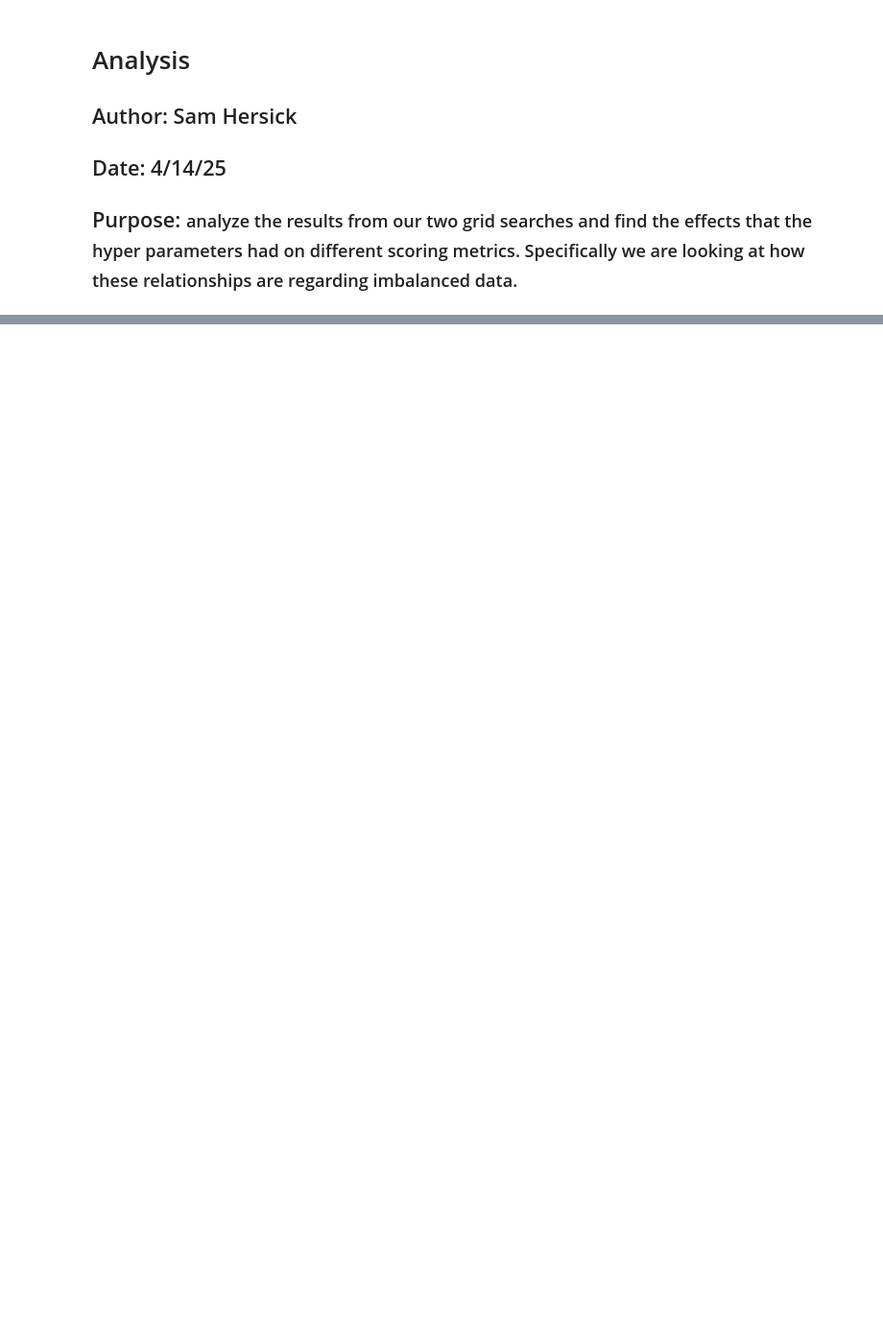
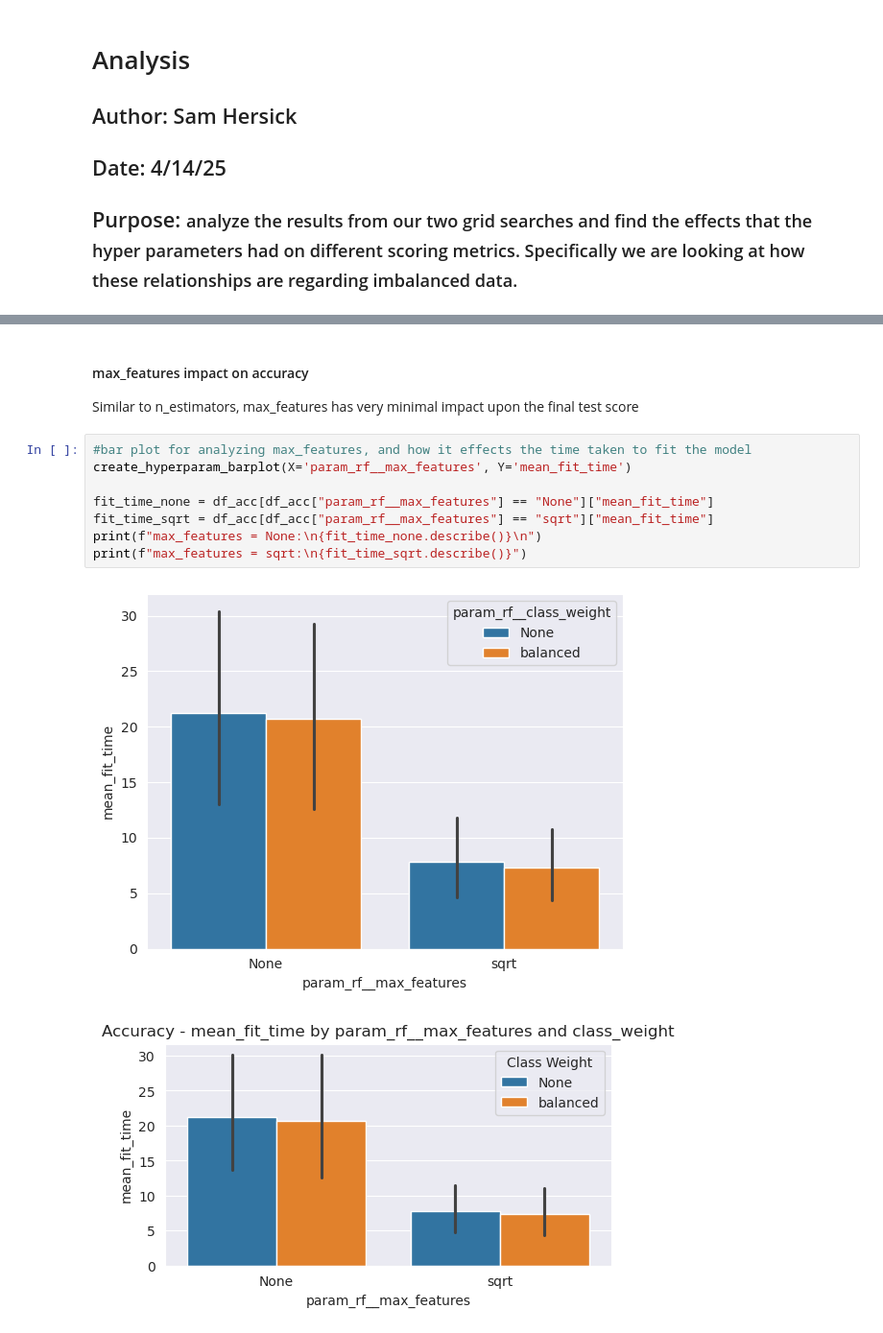
Before and after one commit to sghersick1/random_forest_hyperparameter_exploration, a Jupyter notebook: gs_analysis.ipynb, the cells around one changed output, grey strips where cells are left out. Shown at 96% size. Saved outputs shown, nothing was run; the diff lists cells and outputs as text; blank space fills up the shorter version.

```diff
--- a/gs_analysis.ipynb
+++ b/gs_analysis.ipynb
@@ -21,0 +99,14 @@ sns.barplot(data=df_acc, x='param_rf__class_weight', y='mean_test_score', hue="p
+# %% [markdown]
+#### max_features impact on accuracy
+Similar to n_estimators, max_features has very minimal impact upon the final test score
+# %%
+#bar plot for analyzing max_features, and how it effects the time taken to fit the model
+create_hyperparam_barplot(X='param_rf__max_features', Y='mean_fit_time')
+
+fit_time_none = df_acc[df_acc["param_rf__max_features"] == "None"]["mean_fit_time"]
+fit_time_sqrt = df_acc[df_acc["param_rf__max_features"] == "sqrt"]["mean_fit_time"]
+print(f"max_features = None:\n{fit_time_none.describe()}\n")
+print(f"max_features = sqrt:\n{fit_time_sqrt.describe()}")
+# %% [output]
+[figure, added]
+[figure, added]
```
Also changed, not shown: parts of 12 cells of this notebook, 5 other files.
